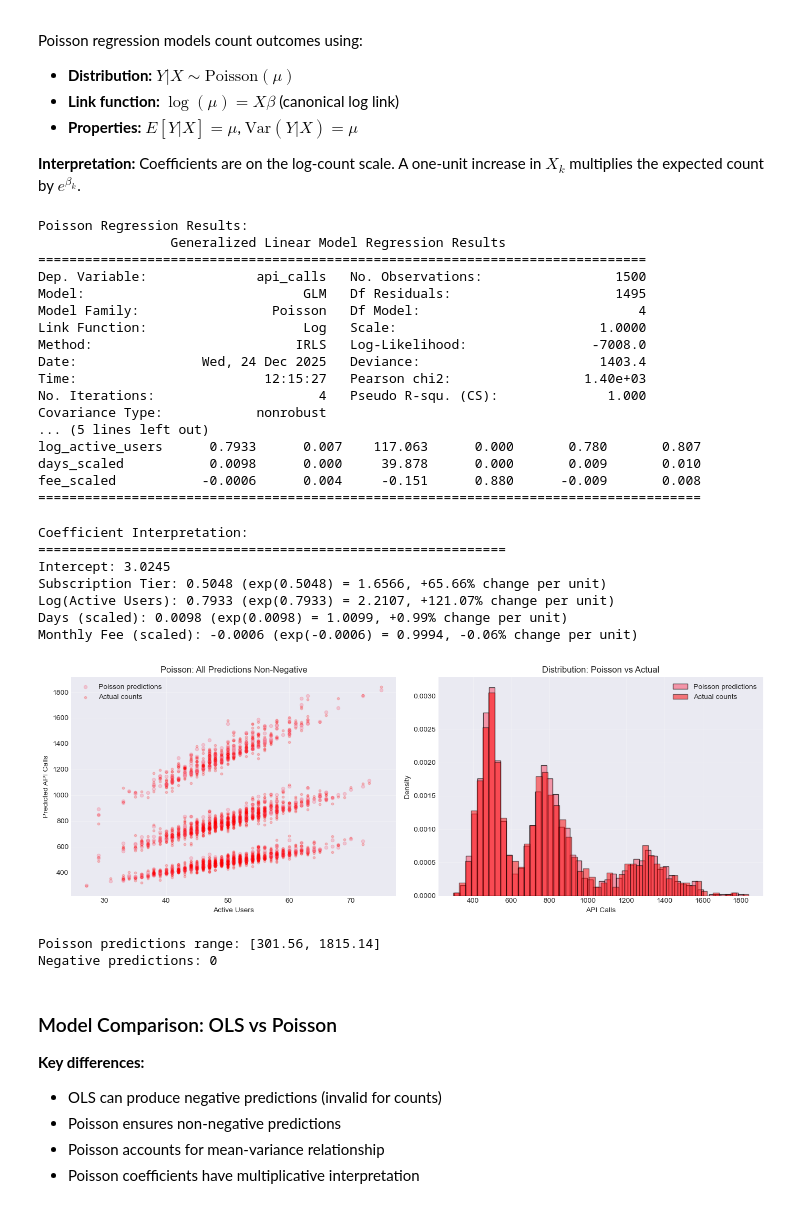
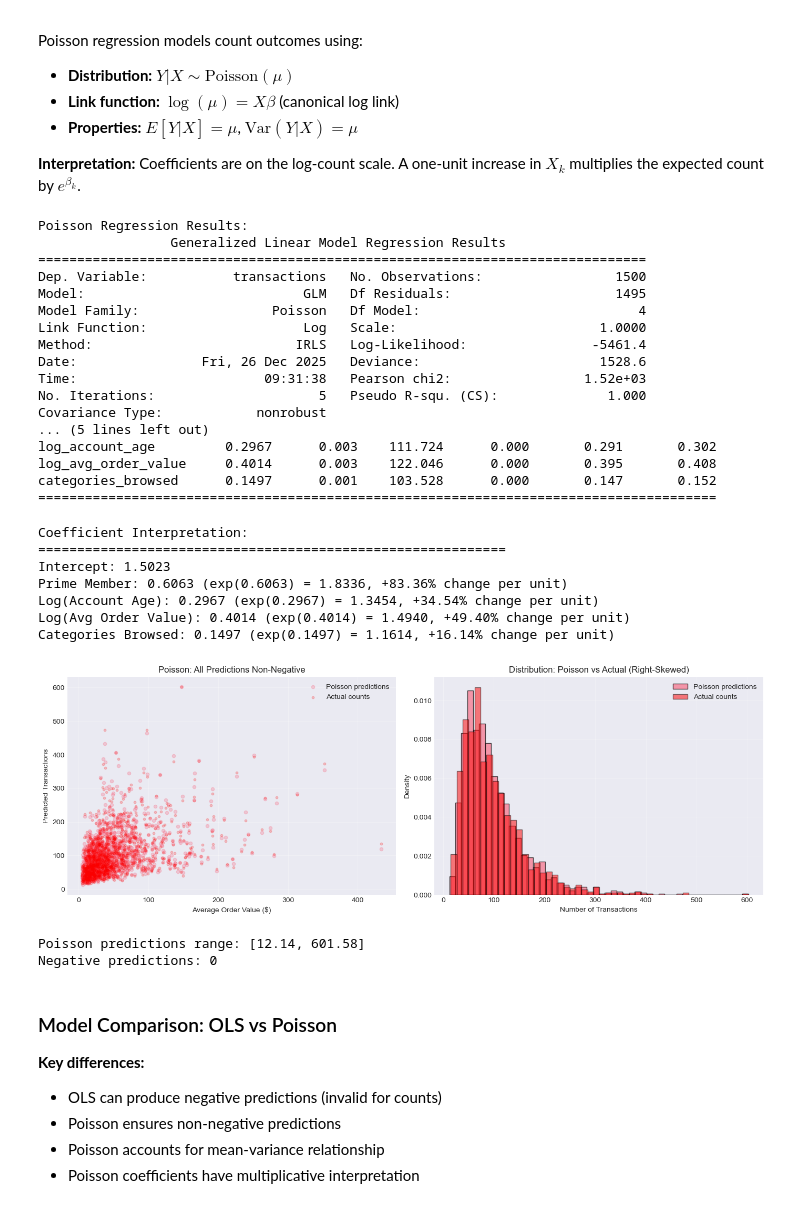
Before and after one commit to a-ospan/econ-5140-code, a Jupyter notebook: lesson1_glm_demo.ipynb, the cells around one changed output. Drawn from its saved outputs; the diff is of its cells as text; code cells hidden in the pictures.

```diff
--- a/lesson1_glm_demo.ipynb
+++ b/lesson1_glm_demo.ipynb
@@ -522,14 +526,14 @@ Poisson regression models count outcomes using:
 # %%
 # Prepare data for Poisson regression
 X_poisson = sm.add_constant(pd.DataFrame({
-    'subscription_tier': df_api['subscription_tier'],
-    'log_active_users': np.log(df_api['active_users'] + 1),
-    'days_scaled': df_api['days_since_creation'] / 100,
-    'fee_scaled': df_api['monthly_fee'] / 100
+    'prime_member': df_transactions['prime_member'],
+    'log_account_age': np.log(df_transactions['account_age_months'] + 1),
+    'log_avg_order_value': np.log(df_transactions['avg_order_value']),
+    'categories_browsed': df_transactions['categories_browsed']
 }))
 
 # Fit Poisson regression
-poisson_model = GLM(df_api['api_calls'], X_poisson, family=families.Poisson()).fit()
+poisson_model = GLM(df_transactions['transactions'], X_poisson, family=families.Poisson()).fit()
 
 print("Poisson Regression Results:")
 print(poisson_model.summary())
@@ -537,20 +541,20 @@ print(poisson_model.summary())
 Poisson Regression Results:
                  Generalized Linear Model Regression Results
 ==============================================================================
-Dep. Variable:              api_calls   No. Observations:                 1500
+Dep. Variable:           transactions   No. Observations:                 1500
 Model:                            GLM   Df Residuals:                     1495
 Model Family:                 Poisson   Df Model:                            4
 Link Function:                    Log   Scale:                          1.0000
-Method:                          IRLS   Log-Likelihood:                -7008.0
-Date:                Wed, 24 Dec 2025   Deviance:                       1403.4
-Time:                        12:15:27   Pearson chi2:                 1.40e+03
-No. Iterations:                     4   Pseudo R-squ. (CS):              1.000
+Method:                          IRLS   Log-Likelihood:                -5461.4
+Date:                Fri, 26 Dec 2025   Deviance:                       1528.6
+Time:                        09:31:38   Pearson chi2:                 1.52e+03
+No. Iterations:                     5   Pseudo R-squ. (CS):              1.000
 Covariance Type:            nonrobust
 ... (5 lines left out)
-log_active_users      0.7933      0.007    117.063      0.000       0.780       0.807
-days_scaled           0.0098      0.000     39.878      0.000       0.009       0.010
-fee_scaled           -0.0006      0.004     -0.151      0.880      -0.009       0.008
-=====================================================================================
+log_account_age         0.2967      0.003    111.724      0.000       0.291       0.302
+log_avg_order_value     0.4014      0.003    122.046      0.000       0.395       0.408
+categories_browsed      0.1497      0.001    103.528      0.000       0.147       0.152
+=======================================================================================
 # %%
 # Get predicted counts
 poisson_pred = poisson_model.predict(X_poisson)
@@ -558,8 +562,8 @@ poisson_pred = poisson_model.predict(X_poisson)
 # Interpret coefficients
 print("\nCoefficient Interpretation:")
 print("=" * 60)
-coef_names = ['Intercept', 'Subscription Tier', 'Log(Active Users)',
-              'Days (scaled)', 'Monthly Fee (scaled)']
+coef_names = ['Intercept', 'Prime Member', 'Log(Account Age)',
+              'Log(Avg Order Value)', 'Categories Browsed']
 for i, (name, coef) in enumerate(zip(coef_names, poisson_model.params)):
     if i == 0:
         print(f"{name}: {coef:.4f}")
@@ -567,47 +571,47 @@ for i, (name, coef) in enumerate(zip(coef_names, poisson_model.params)):
         pct_change = (np.exp(coef) - 1) * 100
         print(f"{name}: {coef:.4f} (exp({coef:.4f}) = {np.exp(coef):.4f}, "
               f"{pct_change:+.2f}% change per unit)")
 
 # Visualize Poisson model
 fig, axes = plt.subplots(1, 2, figsize=(14, 5))
 
 # Plot 1: Predictions vs actual
-axes[0].scatter(df_api['active_users'], poisson_pred, alpha=0.3,
+axes[0].scatter(df_transactions['avg_order_value'], poisson_pred, alpha=0.3,
                 label='Poisson predictions', s=20)
-axes[0].scatter(df_api['active_users'], df_api['api_calls'], alpha=0.2,
+axes[0].scatter(df_transactions['avg_order_value'], df_transactions['transactions'], alpha=0.2,
                 color='red', s=10, label='Actual counts')
-axes[0].set_xlabel('Active Users')
-axes[0].set_ylabel('Predicted API Calls')
+axes[0].set_xlabel('Average Order Value ($)')
+axes[0].set_ylabel('Predicted Transactions')
 axes[0].set_title('Poisson: All Predictions Non-Negative')
 axes[0].legend()
 axes[0].grid(True, alpha=0.3)
 
 # Plot 2: Distribution comparison
 axes[1].hist(poisson_pred, bins=50, edgecolor='black', alpha=0.7,
              label='Poisson predictions', density=True)
-axes[1].hist(df_api['api_calls'], bins=50, edgecolor='black', alpha=0.5,
+axes[1].hist(df_transactions['transactions'], bins=50, edgecolor='black', alpha=0.5,
              color='red', label='Actual counts', density=True)
-axes[1].set_xlabel('API Calls')
+axes[1].set_xlabel('Number of Transactions')
 axes[1].set_ylabel('Density')
-axes[1].set_title('Distribution: Poisson vs Actual')
+axes[1].set_title('Distribution: Poisson vs Actual (Right-Skewed)')
 axes[1].legend()
 axes[1].grid(True, alpha=0.3)
 
 plt.tight_layout()
 plt.show()
 
 print(f"\nPoisson predictions range: [{poisson_pred.min():.2f}, {poisson_pred.max():.2f}]")
 print(f"Negative predictions: {(poisson_pred < 0).sum()}")
 # %% [output]
 Coefficient Interpretation:
 ============================================================
-Intercept: 3.0245
-Subscription Tier: 0.5048 (exp(0.5048) = 1.6566, +65.66% change per unit)
-Log(Active Users): 0.7933 (exp(0.7933) = 2.2107, +121.07% change per unit)
-Days (scaled): 0.0098 (exp(0.0098) = 1.0099, +0.99% change per unit)
-Monthly Fee (scaled): -0.0006 (exp(-0.0006) = 0.9994, -0.06% change per unit)
+Intercept: 1.5023
+Prime Member: 0.6063 (exp(0.6063) = 1.8336, +83.36% change per unit)
+Log(Account Age): 0.2967 (exp(0.2967) = 1.3454, +34.54% change per unit)
+Log(Avg Order Value): 0.4014 (exp(0.4014) = 1.4940, +49.40% change per unit)
+Categories Browsed: 0.1497 (exp(0.1497) = 1.1614, +16.14% change per unit)
-[figure, old version]
+[figure, new version]
-Poisson predictions range: [301.56, 1815.14]
+Poisson predictions range: [12.14, 601.58]
 Negative predictions: 0
 # %% [markdown]
 ### Model Comparison: OLS vs Poisson
```
Also changed, not shown: parts of 6 cells of this notebook.
